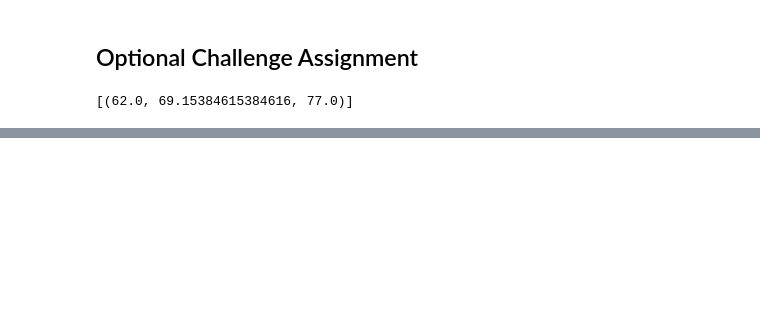
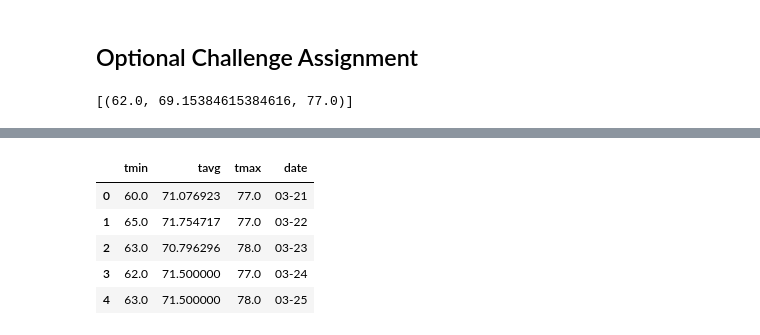
Before and after one commit to rochiecuevas/climate_analysis, a Jupyter notebook: climate_starter.ipynb, the cells around one changed output, grey strips where cells are left out. Cells and saved outputs as stored; diff of their text form; code cells hidden in the pictures; blank space fills up the shorter version.

```diff
--- a/climate_starter.ipynb
+++ b/climate_starter.ipynb
@@ -703,9 +740,18 @@ normals
 # %%
 # Load the previous query results into a Pandas DataFrame
 normal_df = pd.DataFrame(normals, columns = ["tmin", "tavg", "tmax"])
 
 # add the `trip_dates` range as the `date` index
-normal_df["date"] = pd.Series(date_range)
+normal_df["date"] = pd.Series(mm_dd_range)
+
+normal_df.head()
+# %% [output]
+|  | tmin | tavg | tmax | date |
+| 0 | 60.0 | 71.076923 | 77.0 | 03-21 |
+| 1 | 65.0 | 71.754717 | 77.0 | 03-22 |
+| 2 | 63.0 | 70.796296 | 78.0 | 03-23 |
+| 3 | 62.0 | 71.500000 | 77.0 | 03-24 |
+| 4 | 63.0 | 71.500000 | 78.0 | 03-25 |
 # %%
 # Plot the daily normals as an area plot with `stacked=False`
 x = np.arange(0,len(normal_df))
```
Also changed, not shown: parts of 11 cells of this notebook, 11 other files.
